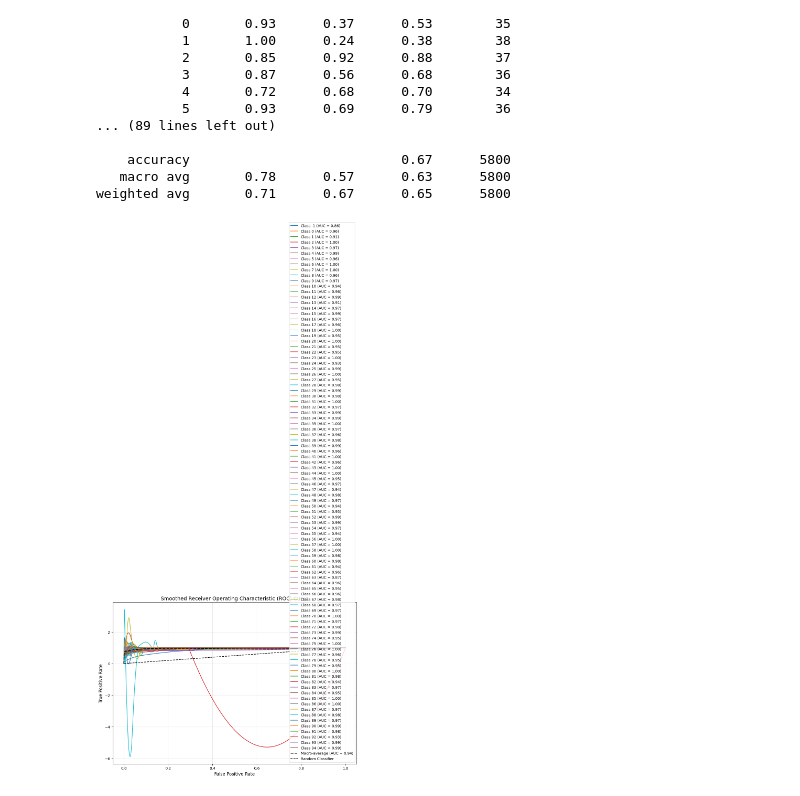
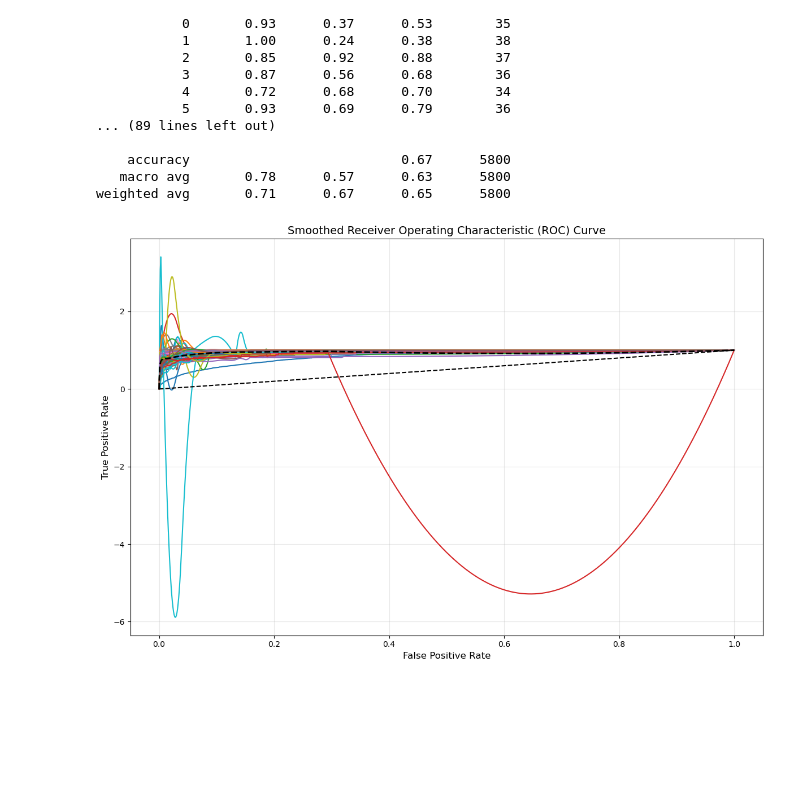
Before and after one commit to BettinaTee03/Machine-Learning-Group-Project, a Jupyter notebook: openworld_multiclass.ipynb, the cells around one changed output. Cells and saved outputs as stored; diff of their text form; code cells hidden in the pictures; blank space fills up the shorter version.

```diff
--- a/openworld_multiclass.ipynb
+++ b/openworld_multiclass.ipynb
@@ -36,7 +33,7 @@ If you are using local, run this block
 # Load the pickle file
 print("Loading datafile...")
 # change this directory to the directory where mon_standard.pkl is stored on your local machine
-file_path = r'C:\Users\Renyu\OneDrive\Desktop\neurotic_networkers\datasets\extracted_features.pkl' # Jordans local path
+file_path = r'C:\EWHA\Term 2\Machine Learning\pro\neurotic_networkers\extracted_features.pkl' # Jordans local path
 with open(file_path, 'rb') as f: # Path to extracted_features.pkl in Colab
     extracted_df = pickle.load(f)
 print ("Data loaded")
@@ -708,32 +704,31 @@ for i, class_label in enumerate(classes):
 try:
     # Prepare for macro-average
     all_fpr = np.unique(np.concatenate([roc[2] for roc in roc_aucs]))
     mean_tpr = np.zeros_like(all_fpr)
 
     # Interpolate and average TPR
     for _, _, fpr, tpr in roc_aucs:
         mean_tpr += np.interp(all_fpr, fpr, tpr)
     mean_tpr /= len(roc_aucs)
 
     # Compute macro-average AUC
     macro_auc = auc(all_fpr, mean_tpr)
 
     # Plot macro-average ROC curve
     plt.plot(all_fpr, mean_tpr, label=f'Macro-average (AUC = {macro_auc:.2f})',
              color='black', linestyle='--', linewidth=2)
 except Exception as e:
     print(f"Error computing macro-average: {e}")
 
 # Plot chance line
 plt.plot([0, 1], [0, 1], 'k--', label='Random Classifier')
 
 # Customize the plot
 plt.xlabel('False Positive Rate', fontsize=12)
 plt.ylabel('True Positive Rate', fontsize=12)
 plt.title('Smoothed Receiver Operating Characteristic (ROC) Curve', fontsize=14)
-plt.legend(loc='lower right', fontsize=10)
 plt.grid(alpha=0.3)
 plt.tight_layout()
 plt.show()
 # %% [output]
-[figure, old version]
+[figure, new version]
```
Also changed, not shown: parts of 10 cells of this notebook, 2 other files.
